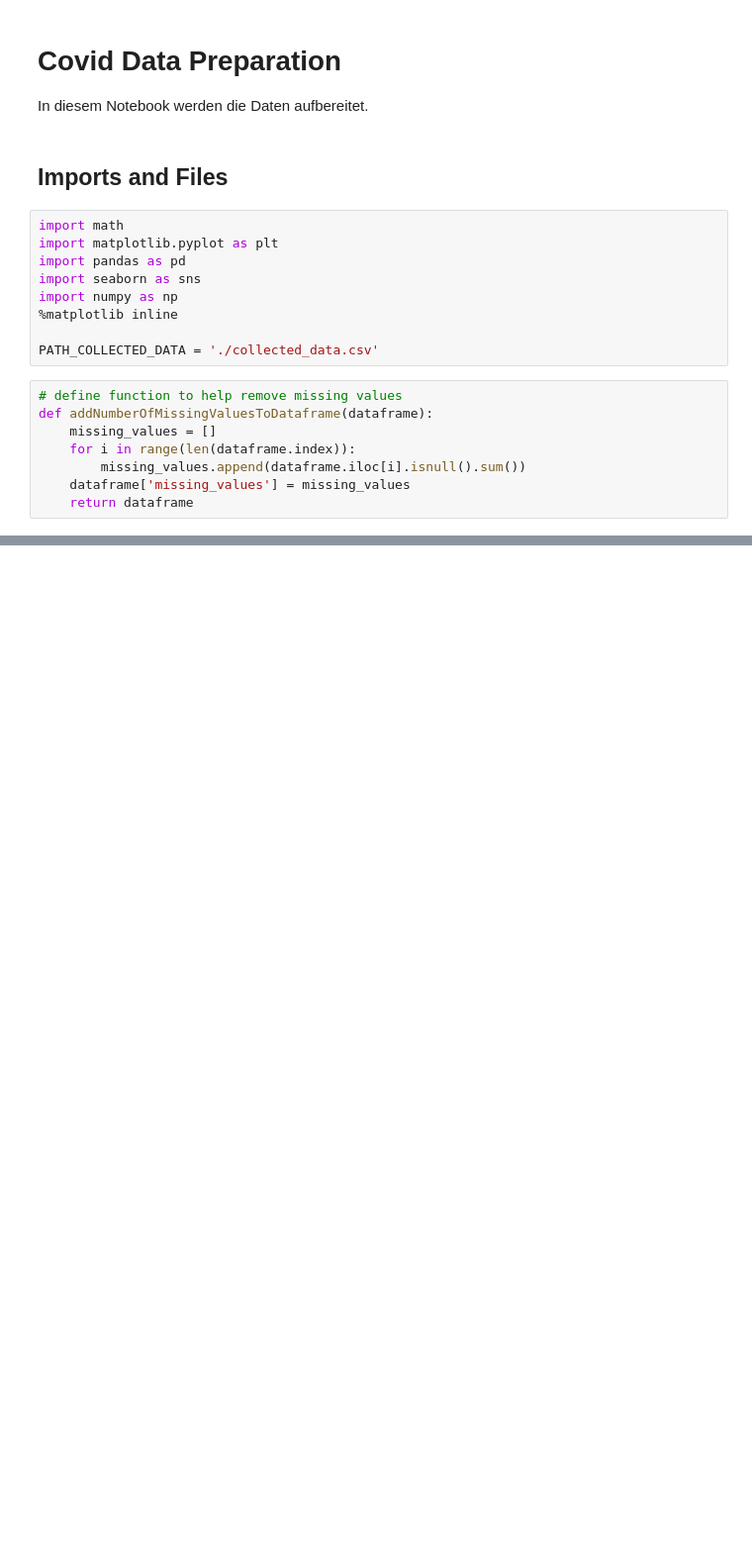
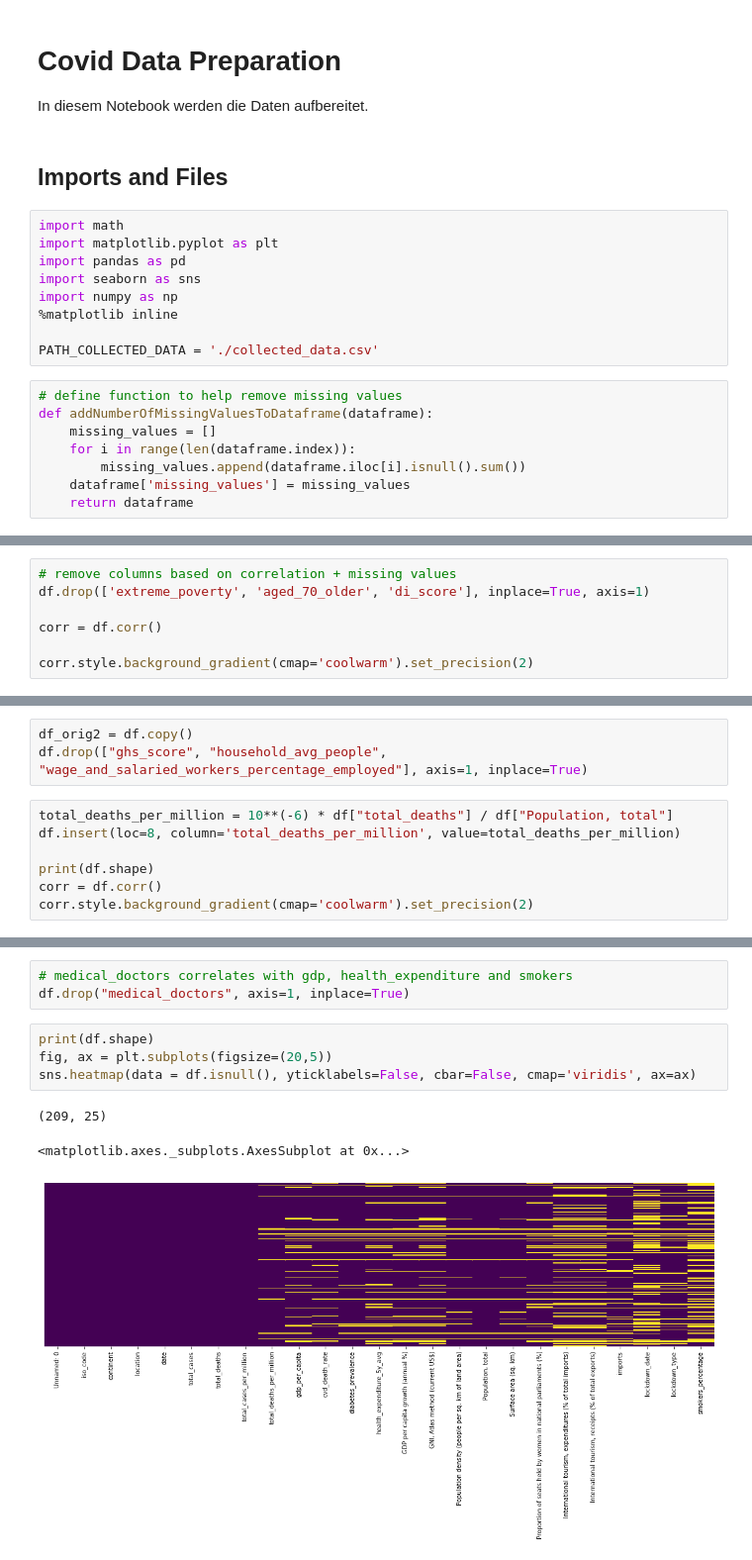
Before and after one commit to WWI17SEB/ml-covid, a Jupyter notebook: data/prepare_data.ipynb, the cells around one changed output, grey strips where cells are left out. Shown at 99% size. Cells and saved outputs as stored; diff of their text form; blank space fills up the shorter version.

```diff
--- a/data/prepare_data.ipynb
+++ b/data/prepare_data.ipynb
@@ -82,0 +143,7 @@ df = df[df.missing_values < treshold]
+# %%
+# remove columns based on correlation + missing values
+df.drop(['extreme_poverty', 'aged_70_older', 'di_score'], inplace=True, axis=1)
+
+corr = df.corr()
+
+corr.style.background_gradient(cmap='coolwarm').set_precision(2)
@@ -82,0 +220,10 @@ df = df[df.missing_values < treshold]
+# %%
+df_orig2 = df.copy()
+df.drop(["ghs_score", "household_avg_people", "wage_and_salaried_workers_percentage_employed"], axis=1, inplace=True)
+# %%
+total_deaths_per_million = 10**(-6) * df["total_deaths"] / df["Population, total"]
+df.insert(loc=8, column='total_deaths_per_million', value=total_deaths_per_million)
+
+print(df.shape)
+corr = df.corr()
+corr.style.background_gradient(cmap='coolwarm').set_precision(2)
@@ -82,0 +249,11 @@ df = df[df.missing_values < treshold]
+# %%
+# medical_doctors correlates with gdp, health_expenditure and smokers
+df.drop("medical_doctors", axis=1, inplace=True)
+# %%
+print(df.shape)
+fig, ax = plt.subplots(figsize=(20,5))
+sns.heatmap(data = df.isnull(), yticklabels=False, cbar=False, cmap='viridis', ax=ax)
+# %% [output]
+(209, 25)
+<matplotlib.axes._subplots.AxesSubplot at 0x...>
+[figure, added]
```
Also changed, not shown: parts of 26 cells of this notebook, 2 other files.
